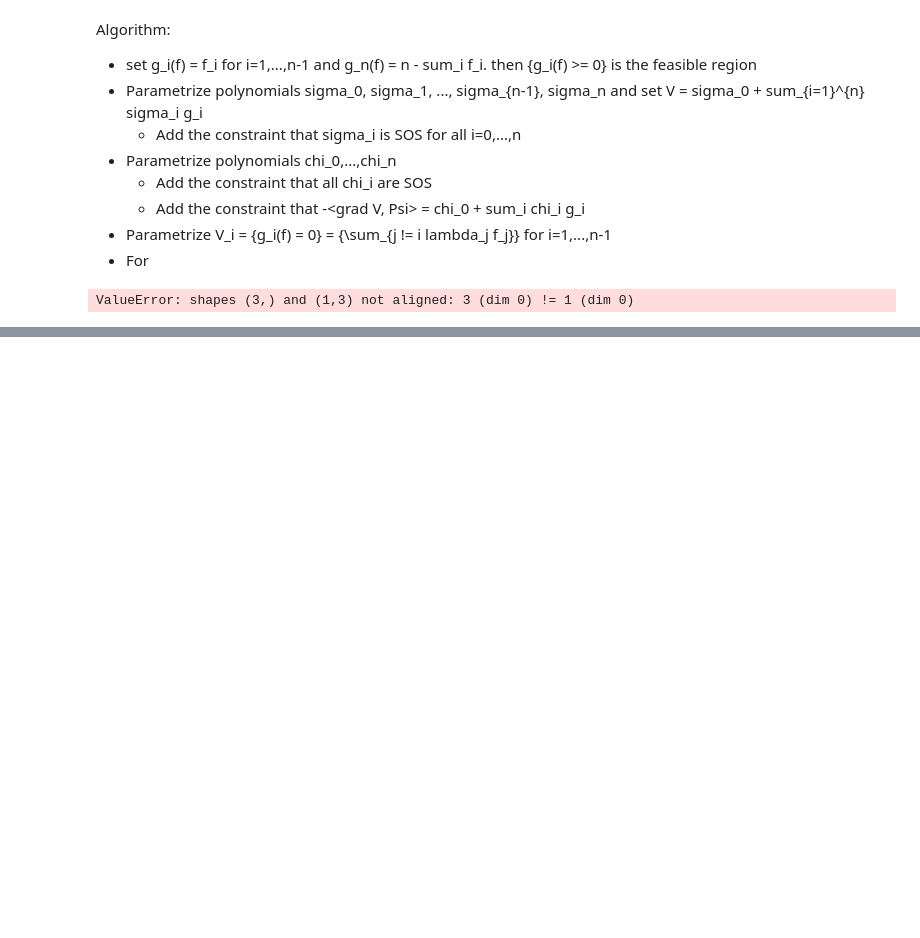
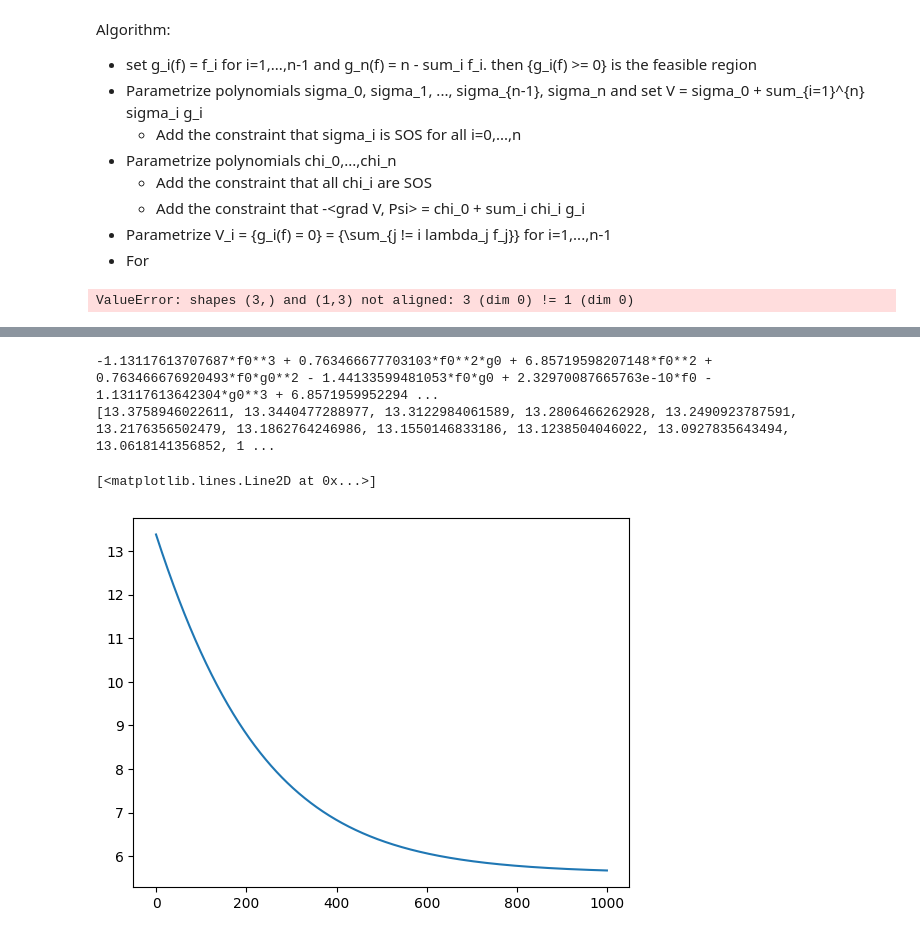
Before and after one commit to maxftl/bid_space_ascent, a Jupyter notebook: lyapunov/experiments.ipynb, the cells around one changed output, grey strips where cells are left out. Saved outputs shown, nothing was run; the diff lists cells and outputs as text; code cells hidden in the pictures; blank space fills up the shorter version.

```diff
--- a/lyapunov/experiments.ipynb
+++ b/lyapunov/experiments.ipynb
@@ -427,0 +461,42 @@ ValueError: The truth value of an array with more than one element is ambiguous.
+# %%
+n = 2
+num_iterations = 1000
+
+file = open(f'../lyapunov_n={2}_deg=2.txt')
+f0, g0 = sp.symbols('f0 g0')
+lyapunov_function = sp.sympify(file.read(), locals={'f_0':f0, 'g_0':g0})
+print(lyapunov_function)
+file.close()
+
+h = 0.01
+
+
+psicalc = PsiCalculator(n)
+
+equilibrium = np.zeros((n,1))
+for i in range(int(n/2)):
+    equilibrium[i,0] = 1.
+equilibrium = equilibrium * n/equilibrium.sum()
+
+f = 0.1 * np.ones((n,1))
+f[4:5,0] = np.ones((1,))
+f = f * n/f.sum()
+g = 0.1 * np.ones((n,1))
+g[0:1,0] = np.ones((1,))
+g = g * n/g.sum()
+
+lyapunov_values = []
+
+for _ in range(num_iterations):
+    Psi = psicalc.computeAt(f,g)
+    f[:,0] += h*Psi['Psif']
+    g[:,0] += h*Psi['Psig']
+    lyapunov_values.append(lyapunov_function.evalf(subs={f0:f[0,0]-2, g0:g[0,0]-2}))
+
+print(lyapunov_values)
+plt.plot(lyapunov_values)
+# %% [output]
+-1.13117613707687*f0**3 + 0.763466677703103*f0**2*g0 + 6.85719598207148*f0**2 + 0.763466676920493*f0*g0**2 - 1.44133599481053*f0*g0 + 2.32970087665763e-10*f0 - 1.13117613642304*g0**3 + 6.8571959952294 ...
+[13.3758946022611, 13.3440477288977, 13.3122984061589, 13.2806466262928, 13.2490923787591, 13.2176356502479, 13.1862764246986, 13.1550146833186, 13.1238504046022, 13.0927835643494, 13.0618141356852, 1 ...
+[<matplotlib.lines.Line2D at 0x...>]
+[figure, added]
```
Also changed, not shown: parts of 3 cells of this notebook.
